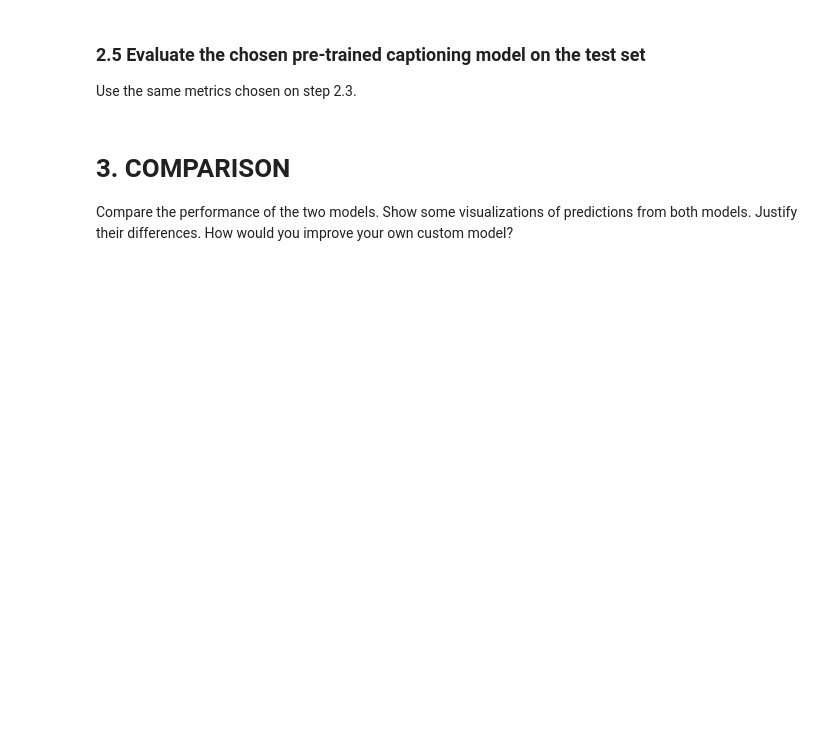
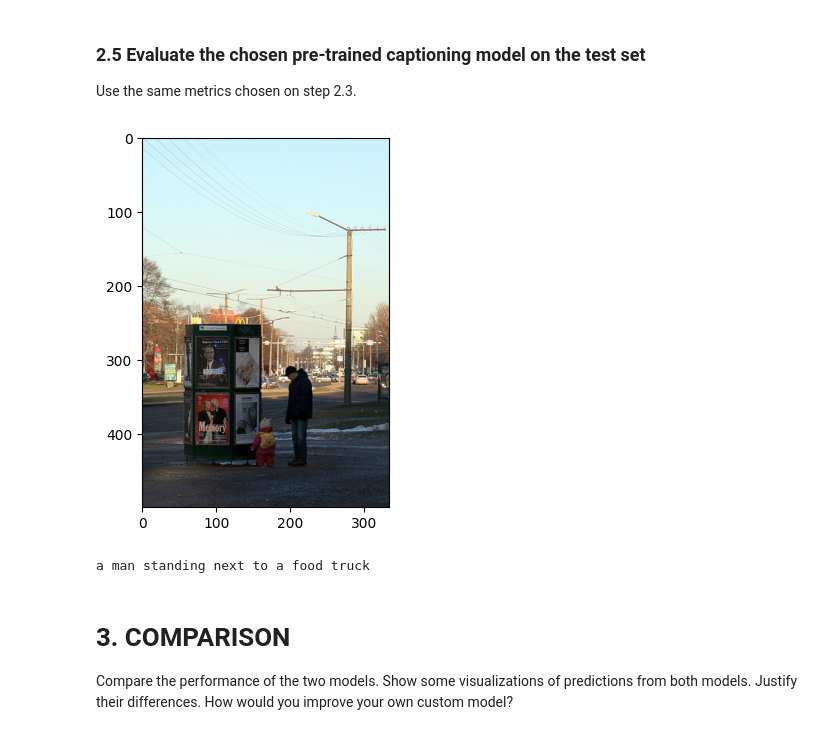
Before and after one commit to BahruzHuseynov/Portfolio, a Jupyter notebook: 2_DND_Assignment_2_23_24_2.ipynb, the cells around one changed output. Cells and saved outputs as stored; diff of their text form; code cells hidden in the pictures; blank space fills up the shorter version.

```diff
--- a/2_DND_Assignment_2_23_24_2.ipynb
+++ b/2_DND_Assignment_2_23_24_2.ipynb
@@ -282,8 +293,0 @@ class Attention(nn.Module):
-# %%
-# ADD YOUR CODE HERE
-class Decoder(nn.Module):
-    def __init__(self, embed_size, vocab_size, attention_dim, encoder_dim, decoder_dim): #generous hint
-        pass
-
-    def forward(self, features, captions): #generous hint
-        pass
@@ -348,3 +677,8 @@ Feel free to choose any pre-trained image captioning model. For simplicity, try
+# %%
+model_raw = VisionEncoderDecoderModel.from_pretrained("nlpconnect/vit-gpt2-image-captioning")
+# %%
+image_processor = ViTImageProcessor.from_pretrained("nlpconnect/vit-gpt2-image-captioning")
+tokenizer       = GPT2TokenizerFast.from_pretrained("nlpconnect/vit-gpt2-image-captioning")
 # %% [markdown]
 ### 2.5 Evaluate the chosen pre-trained captioning model on the test set
 Use the same metrics chosen on step 2.3.
@@ -353,3 +685,35 @@ Use the same metrics chosen on step 2.3.
+# %%
+from PIL import Image
+import matplotlib.pyplot as plt
+import numpy as np
+
+def show_n_generate(image, greedy=True, model=model_raw):
+    if isinstance(image, str):
+        image = Image.open(image)
+
+    pixel_values = image_processor(image, return_tensors="pt").pixel_values
+    plt.imshow(np.asarray(image))
+    plt.show()
+
+    if greedy:
+        generated_ids = model.generate(pixel_values, max_new_tokens=30, attention_mask=pixel_values.new_ones(pixel_values.shape[:2]))
+    else:
+        generated_ids = model.generate(
+            pixel_values,
+            do_sample=True,
+            max_new_tokens=30,
+            top_k=5,
+            attention_mask=pixel_values.new_ones(pixel_values.shape[:2])
+        )
+
+    generated_text = tokenizer.batch_decode(generated_ids, skip_special_tokens=True)[0]
+    print(generated_text)
+# %%
+im = os.listdir("Images")[0]
+show_n_generate(f"Images/{im}")
+# %% [output]
+[figure, added]
+a man standing next to a food truck
 # %% [markdown]
 # 3. COMPARISON
 Compare the performance of the two models. Show some visualizations of predictions from both models. Justify their differences. How would you improve your own custom model?
```
Also changed, not shown: parts of 20 cells of this notebook.
